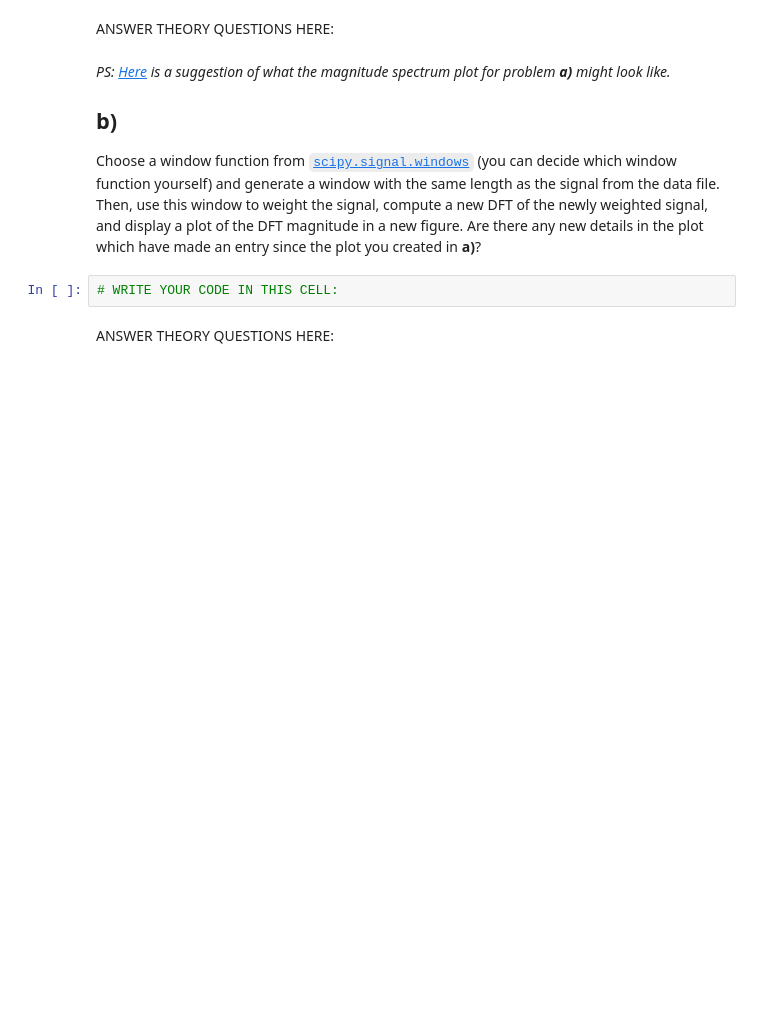
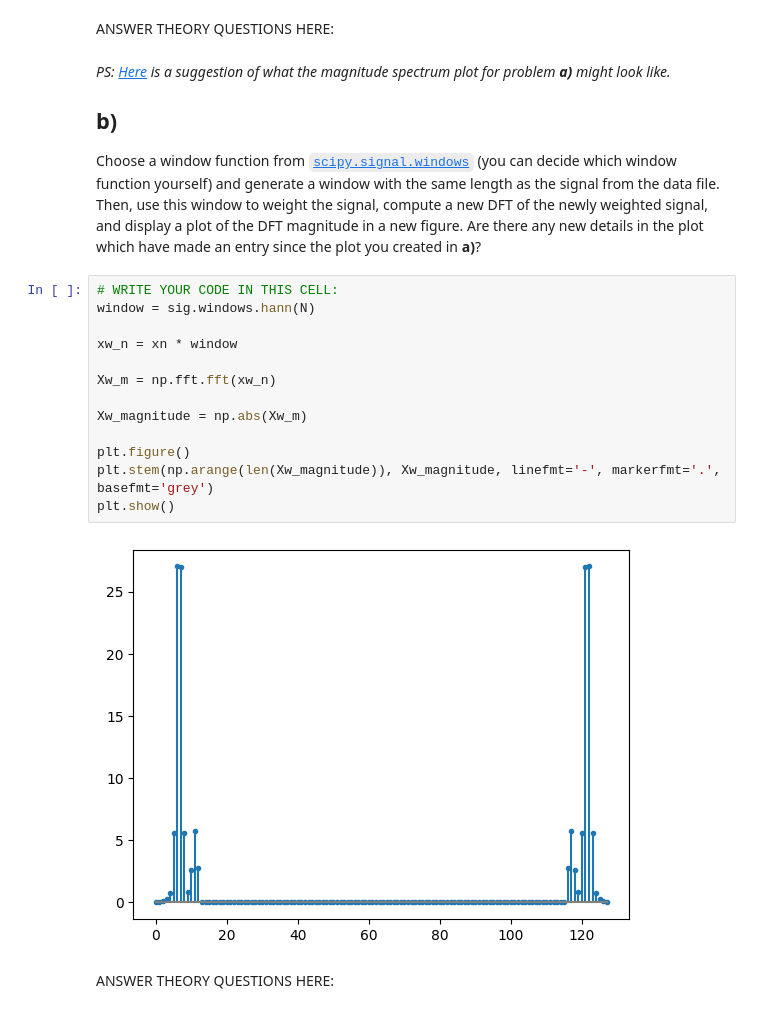
Before and after one commit to AndreFug/AIS2201, a Jupyter notebook: Exercise_5/Problem3.ipynb, the cells around one changed output. Saved outputs shown, nothing was run; the diff lists cells and outputs as text; blank space fills up the shorter version.

```diff
--- a/Exercise_5/Problem3.ipynb
+++ b/Exercise_5/Problem3.ipynb
@@ -235,8 +228,21 @@ Choose a window function from [`scipy.signal.windows`](https://docs.scipy.org/do
 ## b)
 Velg en vindusfunksjon fra [`scipy.signal.windows`](https://docs.scipy.org/doc/scipy/reference/signal.windows.html) (du velger vindusfunksjon selv), og generer et vindu med samme lengde som signalet fra datafilen. Bruk så dette vinduet til å vekte signalet, regn ut en ny DFT av det vektede signalet, og vis et stolpediagram av DFT-sekvensen i en ny figur. Hvor mange separate sinuskomponenter klarer du å identifisere ut ifra signalets DFT når en vindusfunksjon er tatt i bruk?
 -->
-# %%
-# WRITE YOUR CODE IN THIS CELL:
+# %%
+# WRITE YOUR CODE IN THIS CELL:
+window = sig.windows.hann(N)
+
+xw_n = xn * window
+
+Xw_m = np.fft.fft(xw_n)
+
+Xw_magnitude = np.abs(Xw_m)
+
+plt.figure()
+plt.stem(np.arange(len(Xw_magnitude)), Xw_magnitude, linefmt='-', markerfmt='.', basefmt='grey')
+plt.show()
+# %% [output]
+[figure, added]
 # %% [markdown]
 ANSWER THEORY QUESTIONS HERE:
 # %% [markdown]
```
Also changed, not shown: parts of 2 cells of this notebook.
